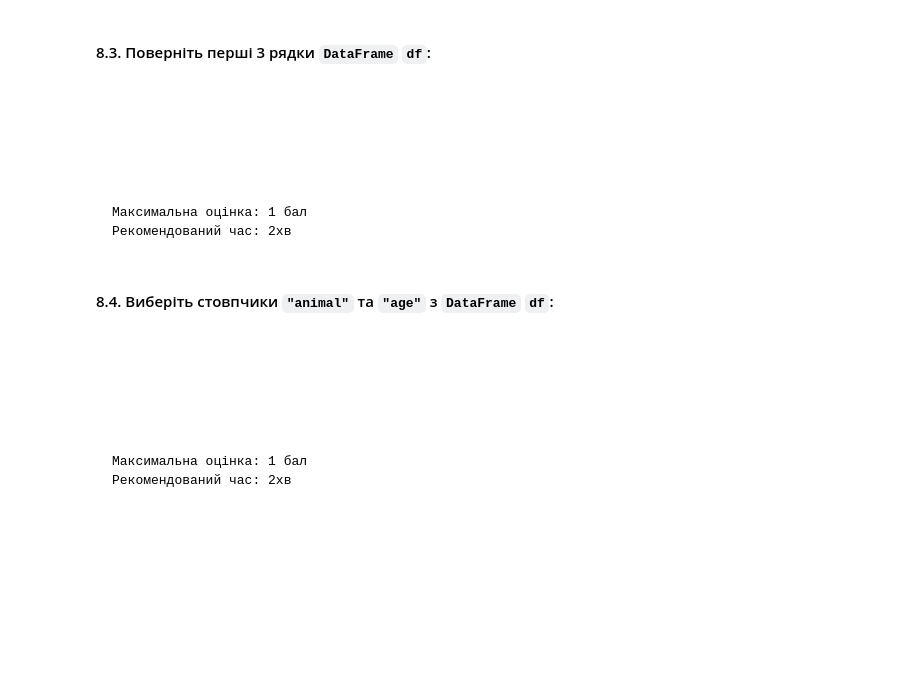
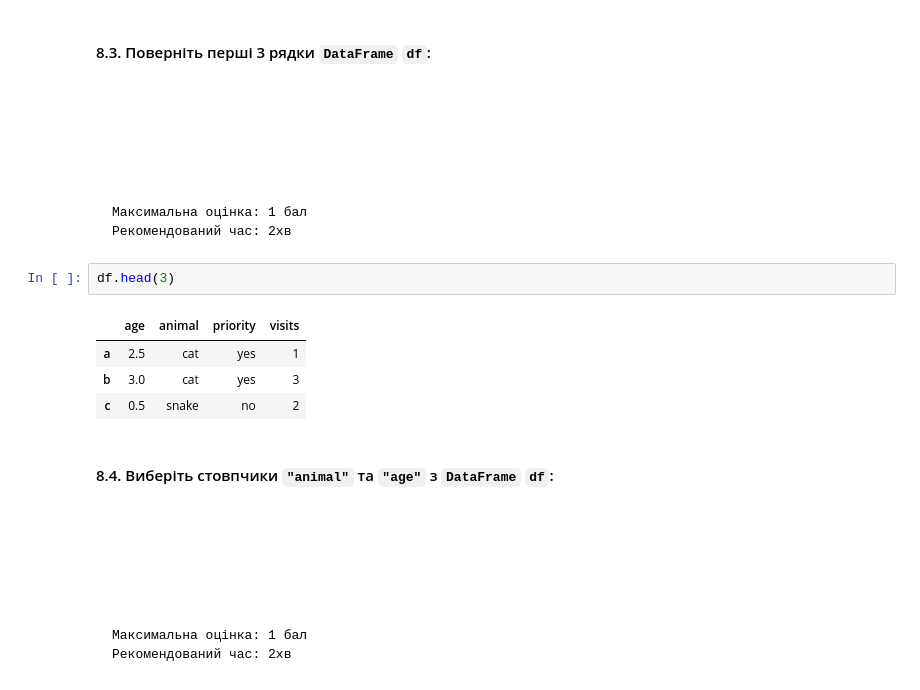
Before and after one commit to andriyrom/DataRoot1, a Jupyter notebook: DataRoot University DS100 Test #2_v1.ipynb, the cells around one changed output. Cells and saved outputs as stored; diff of their text form; blank space fills up the shorter version.

````diff
--- a/DataRoot University DS100 Test #2_v1.ipynb
+++ b/DataRoot University DS100 Test #2_v1.ipynb
@@ -345,6 +432,13 @@ labels = ['a', 'b', 'c', 'd', 'e', 'f', 'g', 'h', 'i', 'j']
 Максимальна оцінка: 1 бал
 Рекомендований час: 2хв
 ```
+# %%
+df.head(3)
+# %% [output]
+|  | age | animal | priority | visits |
+| a | 2.5 | cat | yes | 1 |
+| b | 3.0 | cat | yes | 3 |
+| c | 0.5 | snake | no | 2 |
 # %% [markdown]
 #### 8.4. Виберіть стовпчики ```"animal"``` та ```"age"``` з ```DataFrame``` ```df```:
 ```
````
Also changed, not shown: parts of 13 cells of this notebook.
